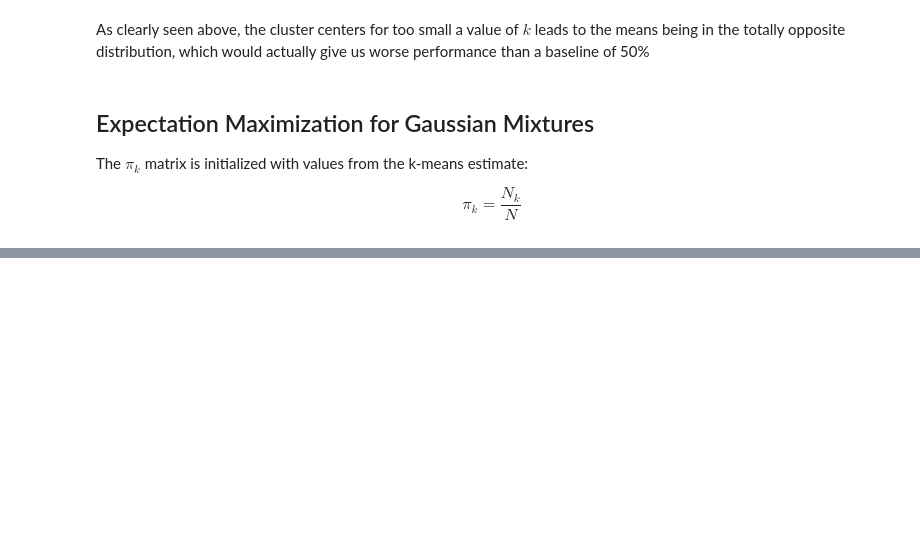
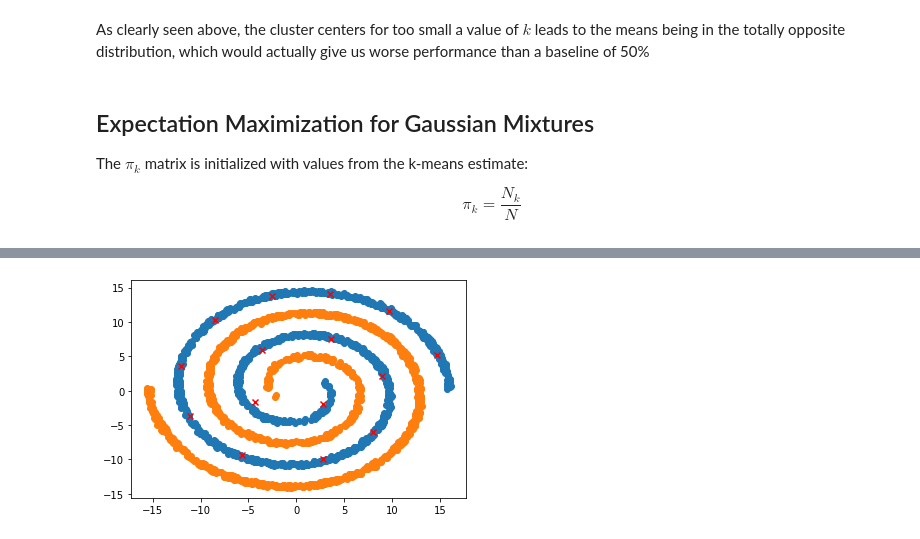
Before and after one commit to nihalgeorge01/CS5691-Submissions, a Jupyter notebook: A3/A_kmeans/A_kmeans_notebook.ipynb, the cells around one changed output, grey strips where cells are left out. Saved outputs shown, nothing was run; the diff lists cells and outputs as text; code cells hidden in the pictures; blank space fills up the shorter version.

```diff
--- a/A3/A_kmeans/A_kmeans_notebook.ipynb
+++ b/A3/A_kmeans/A_kmeans_notebook.ipynb
@@ -14,6 +14,7 @@ We will first work with the Synthetic data.
 import numpy as np
 import matplotlib.pyplot as plt
 
+INF = 99999999
 train_data = np.loadtxt("Synthetic/29/train.txt",delimiter=",")
 train_data_classes = np.asarray([train_data[np.where(train_data[:,2]==i)] for i in [1,2]])
 # %%
@@ -93,12 +94,12 @@ Iterations to convergence = 35
 
 This is expected to be more accurate and closely fit the data, but will make our GMM covariance calculation step extremely lengthy.
 # %%
-# larger k values:
+# # larger k values:
 
-means0,allotments0 = k_means(train_data_classes[0,:,:],30)
-means1,allotments1 = k_means(train_data_classes[1,:,:],30)
-plt.scatter(train_data_classes[0,:,0],train_data_classes[0,:,1])
-plt.scatter(train_data_classes[1,:,0],train_data_classes[1,:,1])
-plt.scatter(means0[:,0],means0[:,1],c='r',marker='x')
-plt.scatter(means1[:,0],means1[:,1],c='g',marker='x')
-plt.show()
+# means0,allotments0 = k_means(train_data_classes[0,:,:],30)
+# means1,allotments1 = k_means(train_data_classes[1,:,:],30)
+# plt.scatter(train_data_classes[0,:,0],train_data_classes[0,:,1])
+# plt.scatter(train_data_classes[1,:,0],train_data_classes[1,:,1])
+# plt.scatter(means0[:,0],means0[:,1],c='r',marker='x')
+# plt.scatter(means1[:,0],means1[:,1],c='g',marker='x')
+# plt.show()
@@ -113,12 +110,12 @@ As seen above, too large a value of $k$, while being extremely accurate, is not
 
 This is expected to too inaccurate to fit the data, and may actually yield worse performance than baseline (<50%) but will make our GMM covariance calculation step much faster.
 # %%
-# smaller k values:
+# # smaller k values:
 
-means0,allotments0 = k_means(train_data_classes[0,:,:],5)
-means1,allotments1 = k_means(train_data_classes[1,:,:],5)
-plt.scatter(train_data_classes[0,:,0],train_data_classes[0,:,1])
-plt.scatter(train_data_classes[1,:,0],train_data_classes[1,:,1])
-plt.scatter(means0[:,0],means0[:,1],c='r',marker='x')
-plt.scatter(means1[:,0],means1[:,1],c='g',marker='x')
-plt.show()
+# means0,allotments0 = k_means(train_data_classes[0,:,:],5)
+# means1,allotments1 = k_means(train_data_classes[1,:,:],5)
+# plt.scatter(train_data_classes[0,:,0],train_data_classes[0,:,1])
+# plt.scatter(train_data_classes[1,:,0],train_data_classes[1,:,1])
+# plt.scatter(means0[:,0],means0[:,1],c='r',marker='x')
+# plt.scatter(means1[:,0],means1[:,1],c='g',marker='x')
+# plt.show()
@@ -253,3 +269,3 @@ KeyboardInterrupt:
 # %%
-EM_2(train_data_classes[0,:,:],means0,allotments0)
+means_em, covs_em = EM_2(train_data_classes[0,:,:],means0,allotments0)
 # %% [output]
@@ -289,0 +289,9 @@ ll_old: 0.5465447572964273
+# %%
+plt.figure()
+plt.scatter(train_data_classes[0,:,0],train_data_classes[0,:,1])
+plt.scatter(train_data_classes[1,:,0],train_data_classes[1,:,1])
+plt.scatter(means_em[:,0],means_em[:,1],c='r',marker='x')
+
+plt.show()
+# %% [output]
+[figure, added]
```
Also changed, not shown: parts of 7 cells of this notebook.
